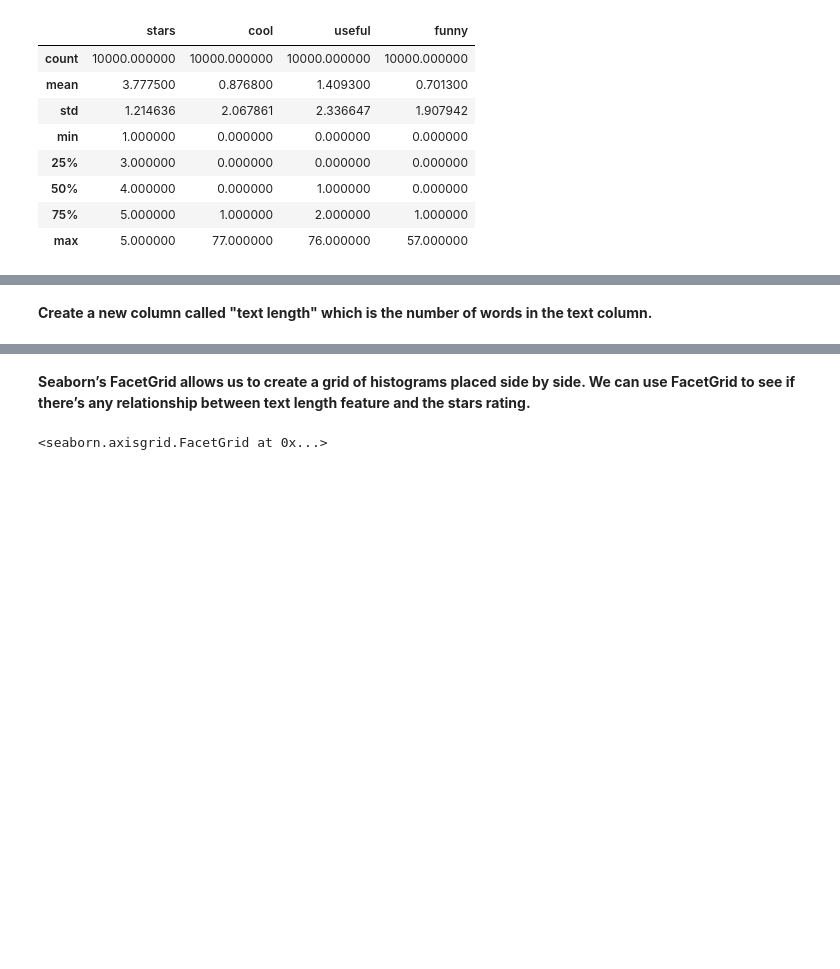
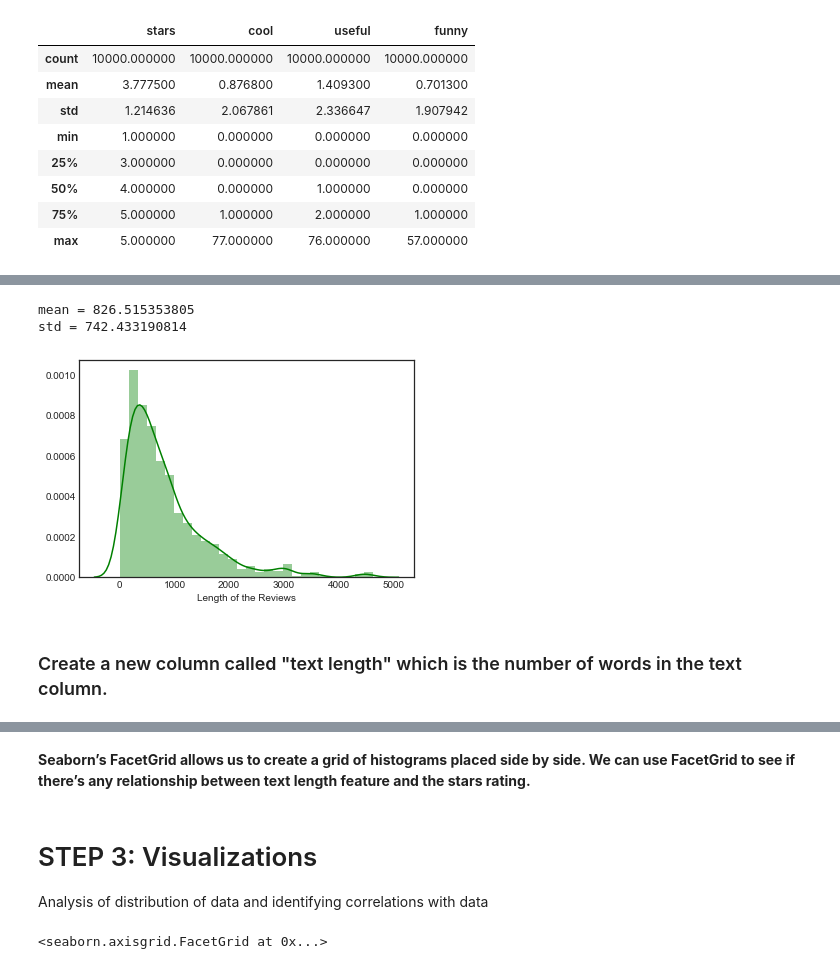
Before and after one commit to mnarasimhan02/MachineLearning, a Jupyter notebook: Capstone/YelpReview/Yelp_Review_Sentiment_Analysis.ipynb, the cells around one changed output, grey strips where cells are left out. Drawn from its saved outputs; the diff is of its cells as text; code cells hidden in the pictures; blank space fills up the shorter version.

```diff
--- a/Capstone/YelpReview/Yelp_Review_Sentiment_Analysis.ipynb
+++ b/Capstone/YelpReview/Yelp_Review_Sentiment_Analysis.ipynb
@@ -86,5 +107,20 @@ yelp.describe()
+# %%
+#Distribution of negative scores
+df = pd.read_csv("yelp.csv",usecols=[3,4])
+df.columns = ['stars','text']
+df['len'] = [len(x) for x in df['text']]
+pos = df[(df['stars'] == 1)]
+plot = sns.distplot(pos['len'],label='Distribution of Negative Scores',axlabel='Length of the Reviews',color="g")
+fig = plot.get_figure()
+fig.savefig("pos_distribution.png")
+print ('mean =',mean(pos['len']))
+print ('std =', std(pos['len']))
+# %% [output]
+mean = 826.515353805
+std = 742.433190814
+[figure, added]
 # %% [markdown]
-**Create a new column called "text length" which is the number of words in the text column.**
+### Create a new column called "text length" which is the number of words in the text column.
 # %%
 yelp['text length'] = yelp['text'].apply(len)
 # %%
@@ -98,6 +134,10 @@ yelp.head()
 | 4 | 6ozycU1RpktNG2-1BroVtw | 2012-01-05 | 1uJFq2r5QfJG_6ExMRCaGw | 5 | General Manager Scott Petello is ... | review | vYmM4KTsC8ZfQBg-j5MWkw | 0 | 0 | 0 | ... |
 # %% [markdown]
 **Seaborn’s FacetGrid allows us to create a grid of histograms placed side by side. We can use FacetGrid to see if there’s any relationship between text length feature and the stars rating.**
+# %% [markdown]
+# STEP 3: Visualizations
+
+Analysis of distribution of data and identifying correlations with data
 # %%
 g = sns.FacetGrid(data=yelp, col='stars')
 sns.set_style('white')
```
Also changed, not shown: parts of 6 cells of this notebook, 3 other files.
